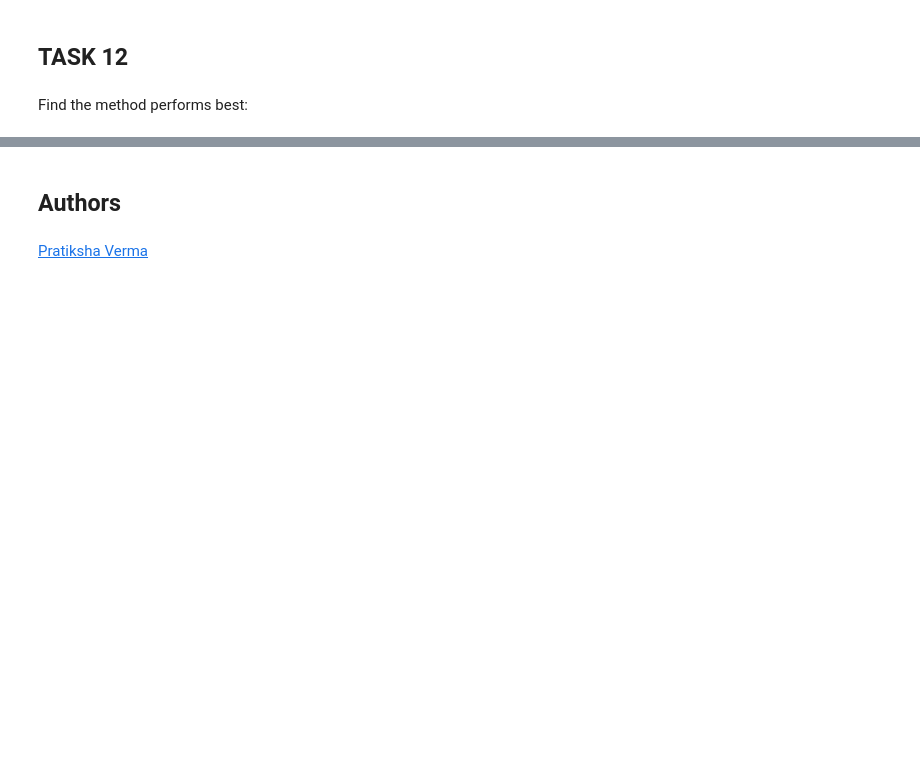
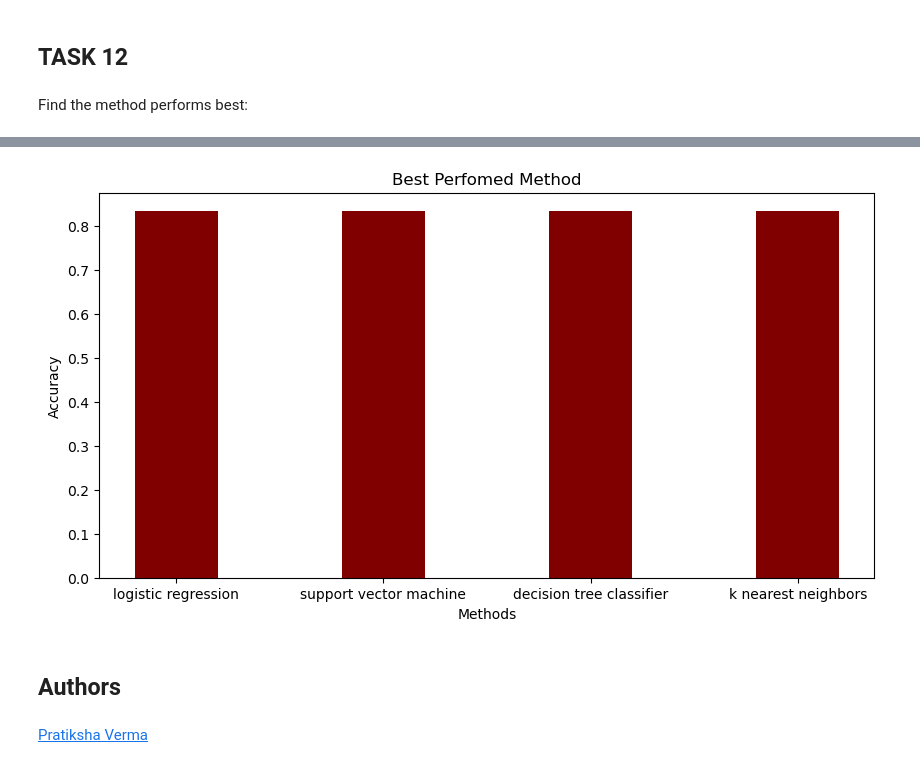
Before and after one commit to ScrubsAndStats/IBM-DS-Professional-Labs, a Jupyter notebook: Capstone/Week 4/1. SpaceX_Machine_Learning.ipynb, the cells around one changed output, grey strips where cells are left out. Drawn from its saved outputs; the diff is of its cells as text; code cells hidden in the pictures; blank space fills up the shorter version.

```diff
--- a/Capstone/Week 4/1. SpaceX_Machine_Learning.ipynb
+++ b/Capstone/Week 4/1. SpaceX_Machine_Learning.ipynb
@@ -357,3 +361,20 @@ print(accu)
+# %%
+import numpy as np
+import matplotlib.pyplot as plt
+
+
+fig = plt.figure(figsize = (10, 5))
+
+# creating the bar plot
+plt.bar(methods, accu, color ='maroon',
+        width = 0.4)
+
+plt.xlabel("Methods")
+plt.ylabel("Accuracy")
+plt.title("Best Perfomed Method")
+plt.show()
+# %% [output]
+[figure, added]
 # %% [markdown]
 ## Authors
 # %% [markdown]
```
Also changed, not shown: parts of 4 cells of this notebook, 8 other files.
